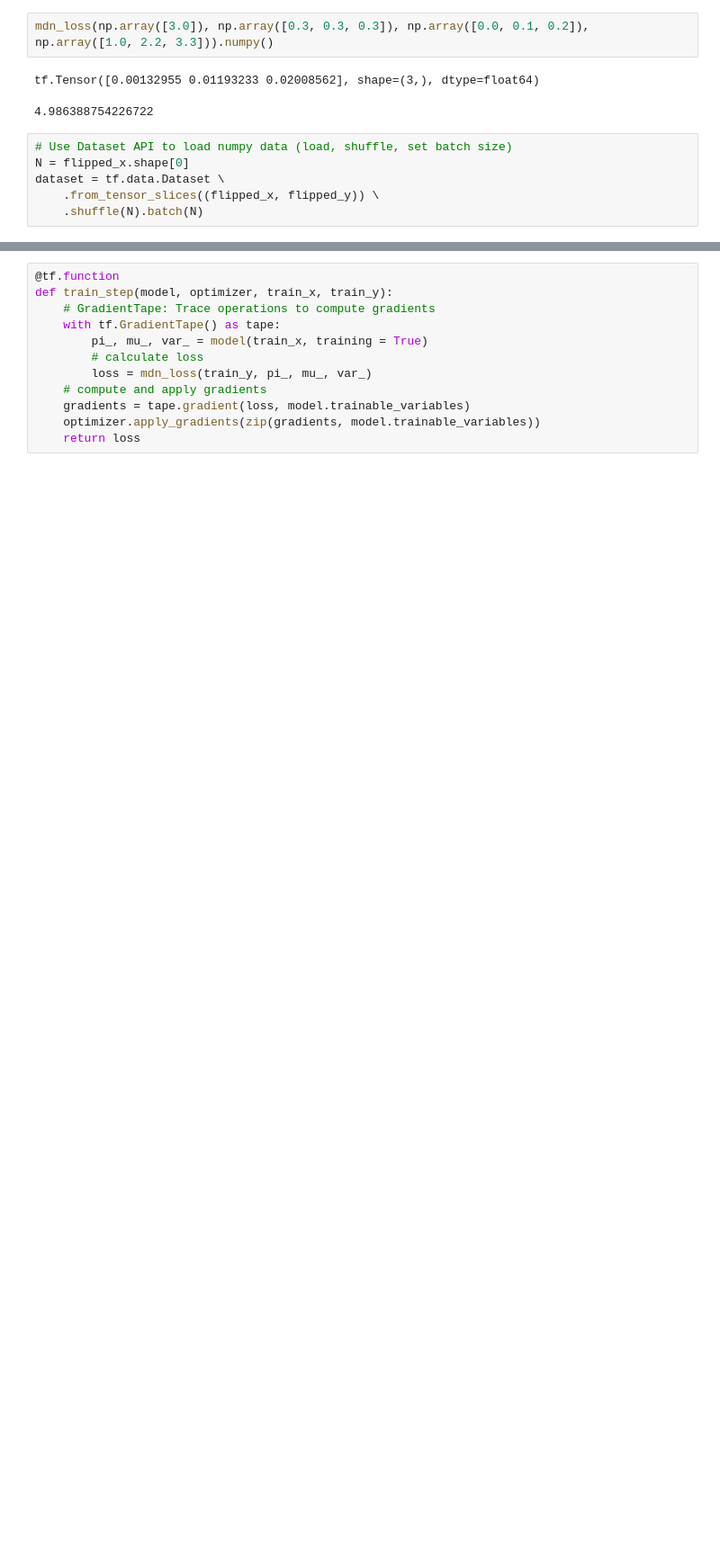
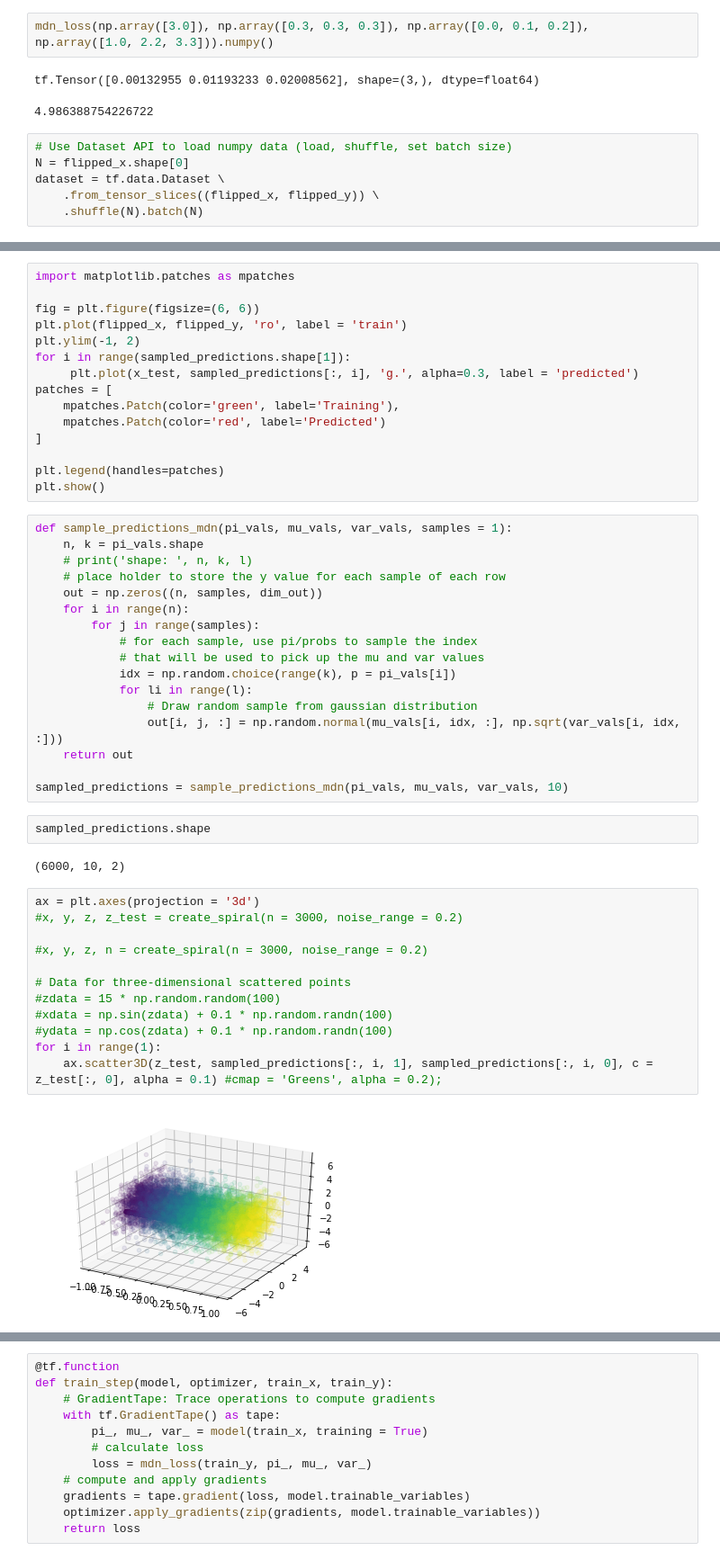
Before and after one commit to AlexanderFengler/nn_likelihoods, a Jupyter notebook: Untitled1.ipynb, the cells around one changed output, grey strips where cells are left out. Shown at 90% size. Drawn from its saved outputs; the diff is of its cells as text; blank space fills up the shorter version.

```diff
--- a/Untitled1.ipynb
+++ b/Untitled1.ipynb
@@ -252,0 +400,50 @@ dataset = tf.data.Dataset \
+# %%
+import matplotlib.patches as mpatches
+
+fig = plt.figure(figsize=(6, 6))
+plt.plot(flipped_x, flipped_y, 'ro', label = 'train')
+plt.ylim(-1, 2)
+for i in range(sampled_predictions.shape[1]):
+     plt.plot(x_test, sampled_predictions[:, i], 'g.', alpha=0.3, label = 'predicted')
+patches = [
+    mpatches.Patch(color='green', label='Training'),
+    mpatches.Patch(color='red', label='Predicted')
+]
+
+plt.legend(handles=patches)
+plt.show()
+# %%
+def sample_predictions_mdn(pi_vals, mu_vals, var_vals, samples = 1):
+    n, k = pi_vals.shape
+    # print('shape: ', n, k, l)
+    # place holder to store the y value for each sample of each row
+    out = np.zeros((n, samples, dim_out))
+    for i in range(n):
+        for j in range(samples):
+            # for each sample, use pi/probs to sample the index
+            # that will be used to pick up the mu and var values
+            idx = np.random.choice(range(k), p = pi_vals[i])
+            for li in range(l):
+                # Draw random sample from gaussian distribution
+                out[i, j, :] = np.random.normal(mu_vals[i, idx, :], np.sqrt(var_vals[i, idx, :]))
+    return out
+
+sampled_predictions = sample_predictions_mdn(pi_vals, mu_vals, var_vals, 10)
+# %%
+sampled_predictions.shape
+# %% [output]
+(6000, 10, 2)
+# %%
+ax = plt.axes(projection = '3d')
+#x, y, z, z_test = create_spiral(n = 3000, noise_range = 0.2)
+
+#x, y, z, n = create_spiral(n = 3000, noise_range = 0.2)
+
+# Data for three-dimensional scattered points
+#zdata = 15 * np.random.random(100)
+#xdata = np.sin(zdata) + 0.1 * np.random.randn(100)
+#ydata = np.cos(zdata) + 0.1 * np.random.randn(100)
+for i in range(1):
+    ax.scatter3D(z_test, sampled_predictions[:, i, 1], sampled_predictions[:, i, 0], c = z_test[:, 0], alpha = 0.1) #cmap = 'Greens', alpha = 0.2);
+# %% [output]
+[figure, added]
```
Also changed, not shown: parts of 20 cells of this notebook, 1 other file.
